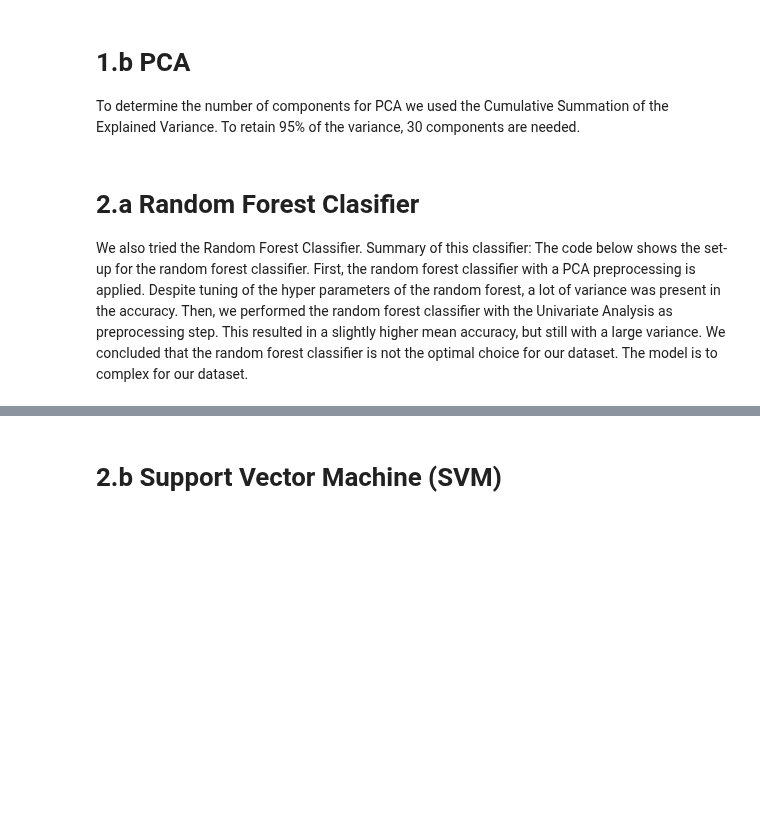
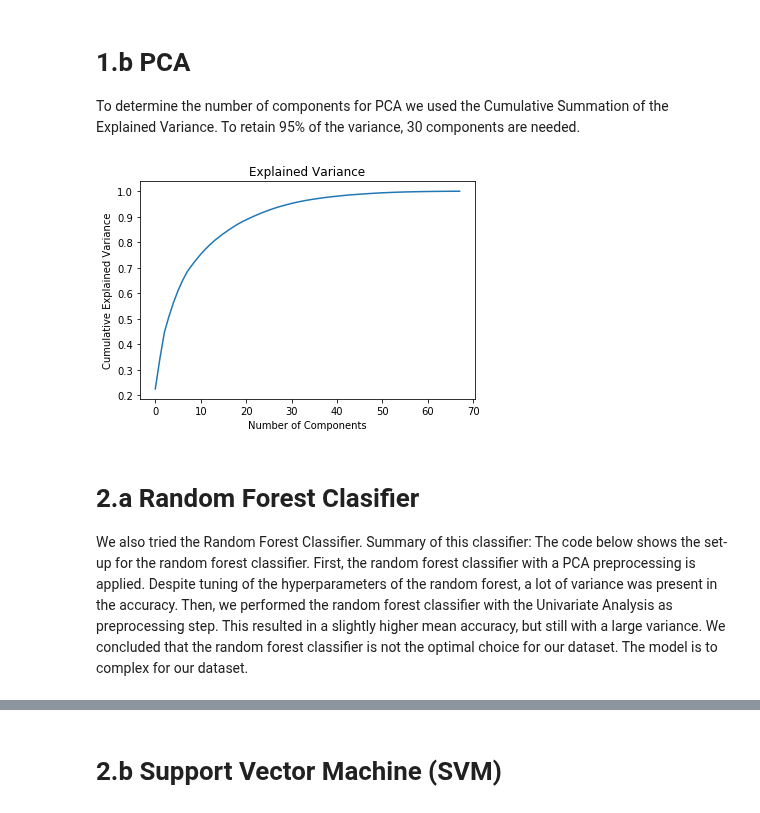
Before and after one commit to puckgroen/TM10007_PROJECT, a Jupyter notebook: final_assignment.ipynb, the cells around one changed output, grey strips where cells are left out. Saved outputs shown, nothing was run; the diff lists cells and outputs as text; code cells hidden in the pictures; blank space fills up the shorter version.

Commit message:
Final assignment update metrics

```diff
--- a/final_assignment.ipynb
+++ b/final_assignment.ipynb
@@ -575,17 +667,21 @@ The use of Univariate Analysis seems to improve the AUC score. This can both be
 # %%
 # Classifier: Logistic Regression
 # Preprocessing: Univariate Analysis
-# Dataset: test
+# Dataset: train & validation, test
 # Use of GridsearchCV for parameter tuning
 
 cv_4fold = model_selection.StratifiedKFold(n_splits=4, shuffle=True)
 grid_param = {'penalty' : ['l1', 'l2'],'C' : np.logspace(-4, 4, 20),'solver' : ['liblinear']}
 grid_search = GridSearchCV(LogisticRegression(),param_grid=grid_param, cv=cv_4fold,n_jobs=-1, scoring='roc_auc')
 
+precision_all = []
+recall_all = []
 train_all = []
 test_all = []
 for _ in range(4):
     for train_index, test_index in cv_4fold.split(data, y):
+        precision_scores = []
+        recall_scores = []
         train_scores = []
         test_scores = []
         X_test = data.iloc[test_index]
@@ -594,31 +690,48 @@ for _ in range(4):
         y_train = y[train_index]
 
         # Data preprocessing
-        X_train_uni, X_validation_uni = data_preprocessing_uni(X_train, y_train, X_test)
+        X_train_uni, X_test_uni = data_preprocessing_uni(X_train, y_train, X_test)
 
         grid_search.fit(X_train_uni, y_train)
         clf_lr = grid_search.best_estimator_
 
         # Test
+        y_pred = clf_lr.predict(X_test_uni)
+        precision_score = metrics.precision_score(y_test,y_pred)
+        recall_score=metrics.recall_score(y_test,y_pred)
+
         train_proba = clf_lr.predict_proba(X_train_uni)[:, 1]
-        test_proba = clf_lr.predict_proba(X_validation_uni)[:, 1]
+        test_proba = clf_lr.predict_proba(X_test_uni)[:, 1]
 
         score_train = metrics.roc_auc_score(y_train, train_proba)
         score_test = metrics.roc_auc_score(y_test, test_proba)
 
+        precision_scores.append(precision_score)
+        recall_scores.append(recall_score)
         train_scores.append(score_train)
         test_scores.append(score_test)
 
+    precision_all.append(precision_scores)
+    recall_all.append(recall_scores)
     train_all.append(train_scores)
     test_all.append(test_scores)
 
 # Create numpy array of scores and calculate the mean and std
+all_precision = np.array(precision_all)
+all_recall = np.array(recall_all)
 all_train = np.array(train_all)
 all_test = np.array(test_all)
+
+precision_scores_mean = all_precision.mean(axis=0)
+precision_scores_std = all_precision.std(axis=0)
+recall_scores_mean = all_recall.mean(axis=0)
+recall_scores_std = all_recall.std(axis=0)
 
 train_scores_mean = all_train.mean(axis=0)
 train_scores_std = all_train.std(axis=0)
 
 test_scores_mean = all_test.mean(axis=0)
 test_scores_std = all_test.std(axis=0)
+print(f'Precision: {str(precision_scores_mean)} +- {str(precision_scores_std)}')
+print(f'Recall: {str(precision_scores_mean)} +- {str(recall_scores_std)}')
 print(f'The resulting method gives an AUC of {test_scores_mean} +- {test_scores_std}')
@@ -672,49 +789,39 @@ def data_preprocessing(X_train, y_train):
 To determine the number of components for PCA we used the Cumulative Summation of the Explained Variance. To retain 95% of the variance, 30 components are needed.
 # %%
 # Determining number of components for PCA
-
-# Loading of the data
-data = load_data()
-print(f'The number of samples: {len(data.index)}')
-print(f'The number of features: {len(data.columns)-1}')
-y_labels = data['label']
-del data['label']
-
-y = sklearn.preprocessing.label_binarize(y_labels, ['T12', 'T34'])
-# 0 now stands for T12 and 1 for T34
-y = [i[0] for i in y]
-y = np.array(y)
 
 cv_4fold = model_selection.StratifiedKFold(n_splits=4, shuffle=True)
 split_X_train, split_X_test, split_y_train, split_y_test = train_test_split(data, y, stratify=y,test_size=0.2)
 
 # Loop over the folds
 for training_index, validation_index in cv_4fold.split(split_X_train, split_y_train):
     X_validation = split_X_train.iloc[validation_index]
     y_validation = split_y_train[validation_index]
     X_train = split_X_train.iloc[training_index]
     y_train = split_y_train[training_index]
 
     # Scale data
     scaler = preprocessing.StandardScaler()
     scaler.fit(X_train)
     X_train_scaled = scaler.transform(X_train)
     X_validation_scaled = scaler.transform(X_validation)
 
     #PCA
     pca = PCA().fit(X_train_scaled)
 
 # Plotting the Cumulative Summation of the Explained Variance
 plt.figure()
 plt.plot(np.cumsum(pca.explained_variance_ratio_))
 plt.xlabel('Number of Components')
 plt.ylabel('Cumulative Explained Variance')
 plt.title('Explained Variance')
 plt.show()
+# %% [output]
+[figure, added]
 # %% [markdown]
 # 2.a Random Forest Clasifier
 We also tried the Random Forest Classifier.
-Summary of this classifier: The code below shows the set-up for the random forest classifier. First, the random forest classifier with a PCA preprocessing is applied. Despite tuning of the hyper parameters of the random forest, a lot of variance was present in the accuracy. Then, we performed the random forest classifier with the Univariate Analysis as preprocessing step. This resulted in a slightly higher mean accuracy, but still with a large variance. We concluded that the random forest classifier is not the optimal choice for our dataset. The model is to complex for our dataset.
+Summary of this classifier: The code below shows the set-up for the random forest classifier. First, the random forest classifier with a PCA preprocessing is applied. Despite tuning of the hyperparameters of the random forest, a lot of variance was present in the accuracy. Then, we performed the random forest classifier with the Univariate Analysis as preprocessing step. This resulted in a slightly higher mean accuracy, but still with a large variance. We concluded that the random forest classifier is not the optimal choice for our dataset. The model is to complex for our dataset.
 # %%
 # Data preprocessing function for Random Forest classifier
 
```
Also changed, not shown: parts of 22 cells of this notebook.
